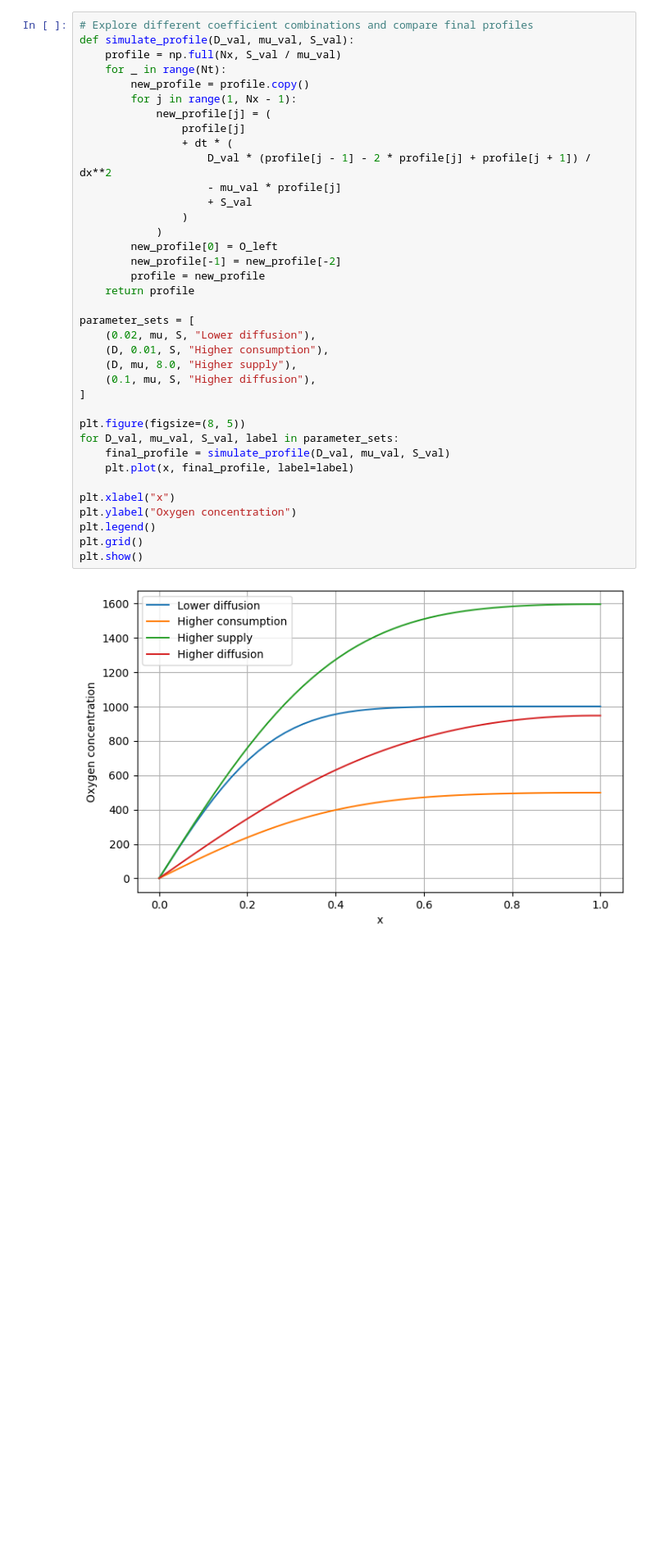
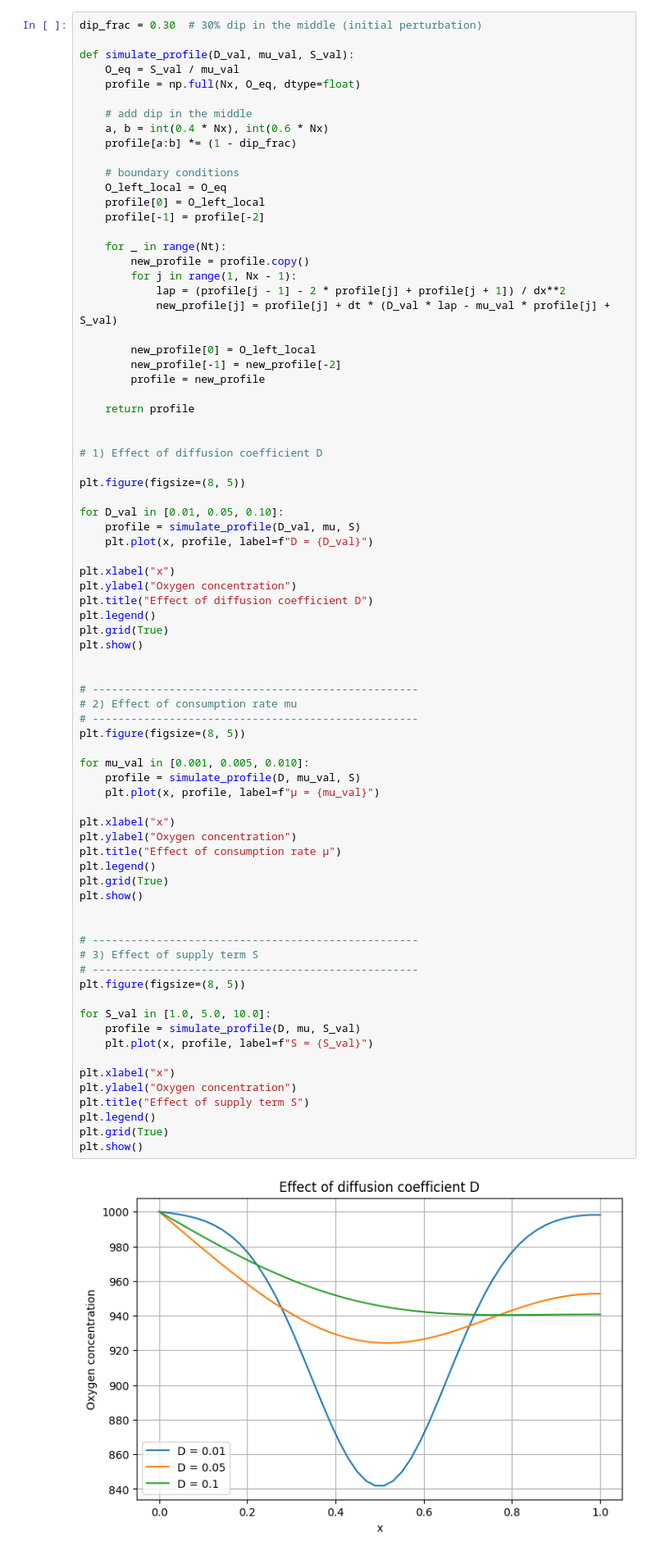
Before and after one commit to gurovamr/Oxygen-Distribution-in-Tissues, a Jupyter notebook: wip_pia_mariia.ipynb, the cells around one changed output. Shown at 82% size. Drawn from its saved outputs; the diff is of its cells as text; blank space fills up the shorter version.

```diff
--- a/wip_pia_mariia.ipynb
+++ b/wip_pia_mariia.ipynb
@@ -251,39 +220,79 @@ Play around with different values of the coefficients.
 # %%
-# Explore different coefficient combinations and compare final profiles
+dip_frac = 0.30  # 30% dip in the middle (initial perturbation)
+
 def simulate_profile(D_val, mu_val, S_val):
-    profile = np.full(Nx, S_val / mu_val)
+    O_eq = S_val / mu_val
+    profile = np.full(Nx, O_eq, dtype=float)
+
+    # add dip in the middle
+    a, b = int(0.4 * Nx), int(0.6 * Nx)
+    profile[a:b] *= (1 - dip_frac)
+
+    # boundary conditions
+    O_left_local = O_eq
+    profile[0] = O_left_local
+    profile[-1] = profile[-2]
+
     for _ in range(Nt):
         new_profile = profile.copy()
         for j in range(1, Nx - 1):
-            new_profile[j] = (
-                profile[j]
-                + dt * (
-                    D_val * (profile[j - 1] - 2 * profile[j] + profile[j + 1]) / dx**2
-                    - mu_val * profile[j]
-                    + S_val
-                )
-            )
-        new_profile[0] = O_left
+            lap = (profile[j - 1] - 2 * profile[j] + profile[j + 1]) / dx**2
+            new_profile[j] = profile[j] + dt * (D_val * lap - mu_val * profile[j] + S_val)
+
+        new_profile[0] = O_left_local
         new_profile[-1] = new_profile[-2]
         profile = new_profile
+
     return profile
 
-parameter_sets = [
-    (0.02, mu, S, "Lower diffusion"),
-    (D, 0.01, S, "Higher consumption"),
-    (D, mu, 8.0, "Higher supply"),
-    (0.1, mu, S, "Higher diffusion"),
-]
+
+# 1) Effect of diffusion coefficient D
 
 plt.figure(figsize=(8, 5))
-for D_val, mu_val, S_val, label in parameter_sets:
-    final_profile = simulate_profile(D_val, mu_val, S_val)
-    plt.plot(x, final_profile, label=label)
+
+for D_val in [0.01, 0.05, 0.10]:
+    profile = simulate_profile(D_val, mu, S)
+    plt.plot(x, profile, label=f"D = {D_val}")
 
 plt.xlabel("x")
 plt.ylabel("Oxygen concentration")
+plt.title("Effect of diffusion coefficient D")
 plt.legend()
-plt.grid()
+plt.grid(True)
 plt.show()
+
+
+# ---------------------------------------------------
+# 2) Effect of consumption rate mu
+# ---------------------------------------------------
+plt.figure(figsize=(8, 5))
+
+for mu_val in [0.001, 0.005, 0.010]:
+    profile = simulate_profile(D, mu_val, S)
+    plt.plot(x, profile, label=f"μ = {mu_val}")
+
+plt.xlabel("x")
+plt.ylabel("Oxygen concentration")
+plt.title("Effect of consumption rate μ")
+plt.legend()
+plt.grid(True)
+plt.show()
+
+
+# ---------------------------------------------------
+# 3) Effect of supply term S
+# ---------------------------------------------------
+plt.figure(figsize=(8, 5))
+
+for S_val in [1.0, 5.0, 10.0]:
+    profile = simulate_profile(D, mu, S_val)
+    plt.plot(x, profile, label=f"S = {S_val}")
+
+plt.xlabel("x")
+plt.ylabel("Oxygen concentration")
+plt.title("Effect of supply term S")
+plt.legend()
+plt.grid(True)
+plt.show()
 # %% [output]
-[figure, old version]
+[figure, new version]
```
Also changed, not shown: parts of 25 cells of this notebook.
